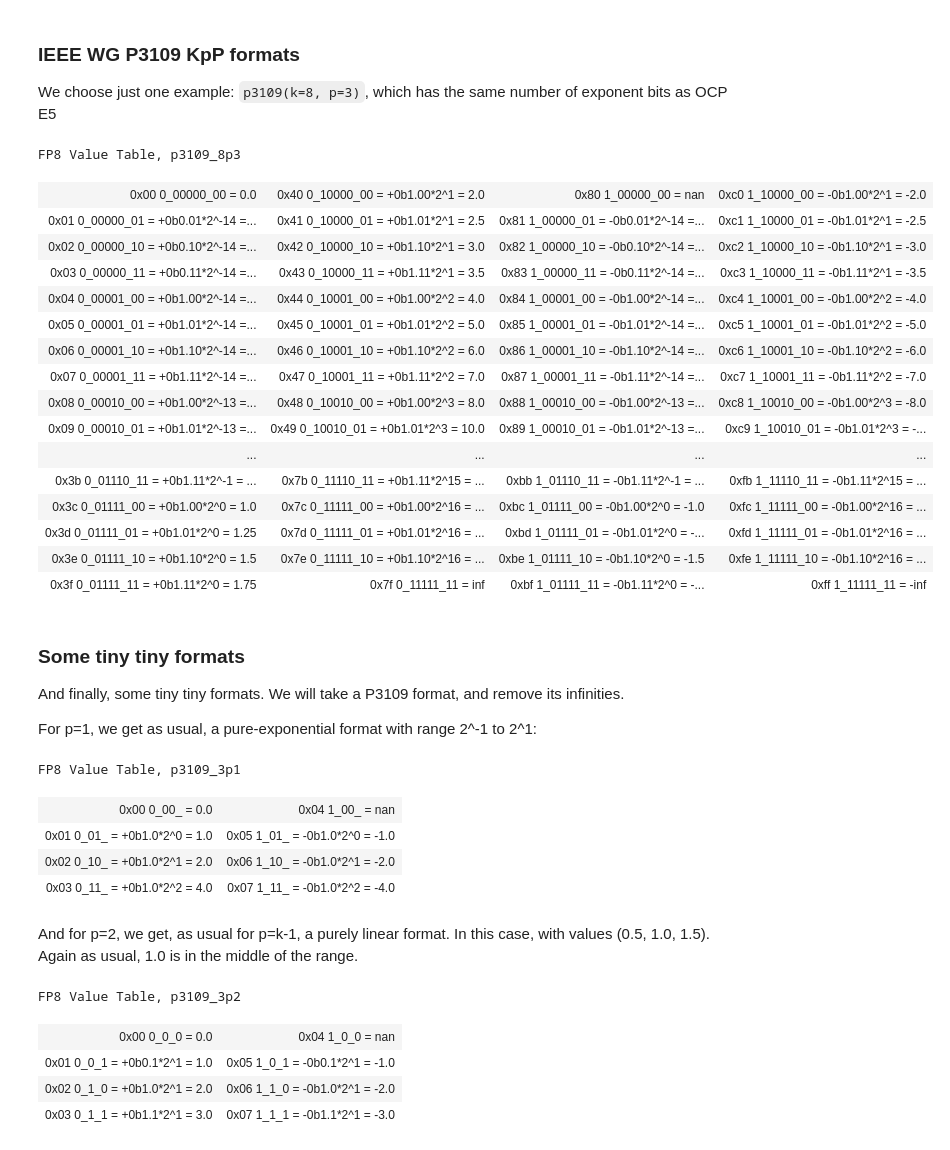
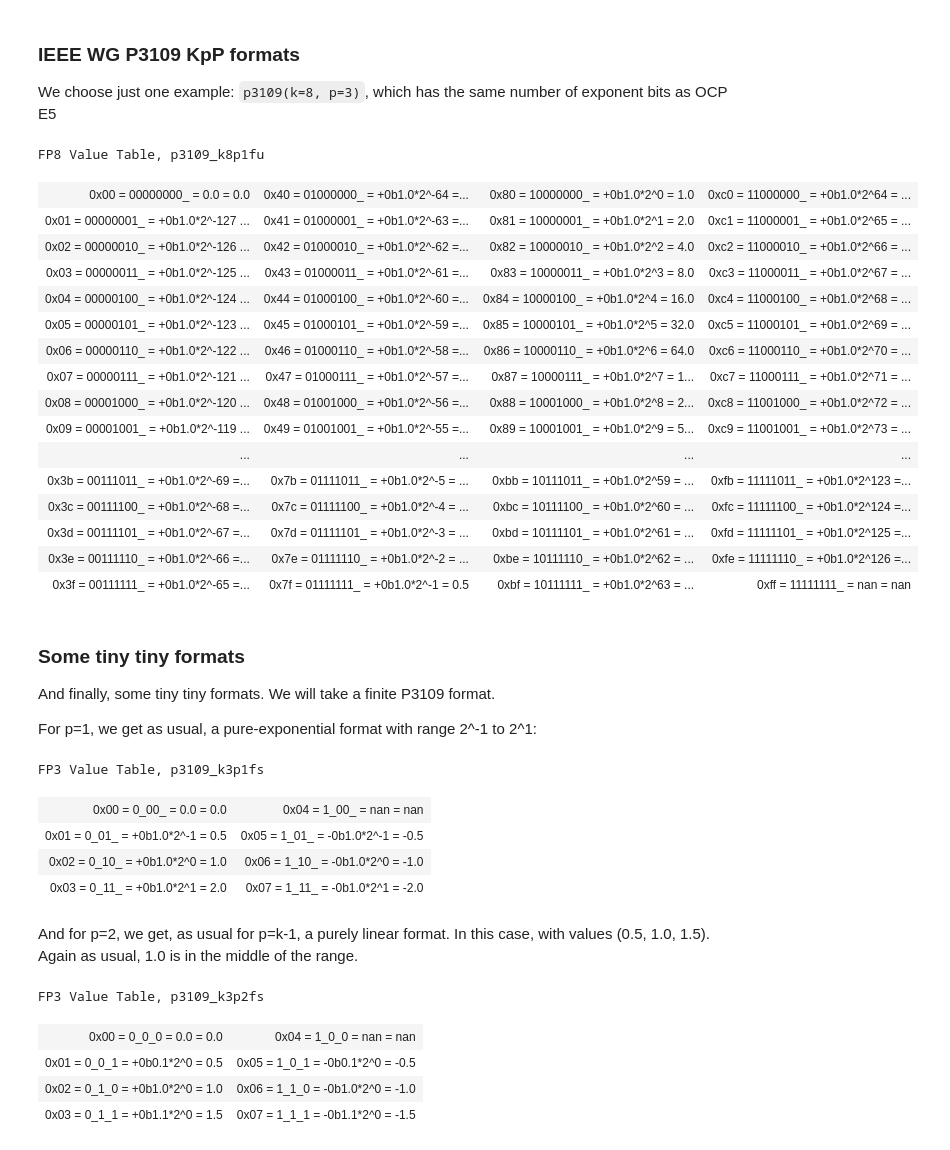
Before and after one commit to awf/gc-gfloat, a Jupyter notebook: docs/source/03-value-tables.ipynb, the cells around one changed output. Cells and saved outputs as stored; diff of their text form; code cells hidden in the pictures.

```diff
--- a/docs/source/03-value-tables.ipynb
+++ b/docs/source/03-value-tables.ipynb
@@ -480,53 +626,58 @@ FP8 Value Table, ocp_e4m3
 We choose just one example: `p3109(k=8, p=3)`, which has the same number of exponent bits as OCP E5
 # %%
 HTML(
-    mktbl(
-        format_info_p3109(8, 3), cols=4, skip_rows=range(0x10, 0x30), vs_width=8, vs_d=5
+    airdoc(
+        *mktbl(
+            Airium(),
+            format_info_p3109(8, 1, Domain.Finite, False),
+            skip_rows=range(0x10, 0x30),
+            cols=4,
+            width=8,
+            d=3,
+        )
     )
 )
 # %% [output]
-FP8 Value Table, p3109_8p3
+FP8 Value Table, p3109_k8p1fu
-| 0x00 0_00000_00 = 0.0 | 0x40 0_10000_00 = +0b1.00*2^1 = 2.0 | 0x80 1_00000_00 = nan | 0xc0 1_10000_00 = -0b1.00*2^1 = -2.0 |
-| 0x01 0_00000_01 = +0b0.01*2^-14 =... | 0x41 0_10000_01 = +0b1.01*2^1 = 2.5 | 0x81 1_00000_01 = -0b0.01*2^-14 =... | 0xc1 1_10000_01 = -0b1.01*2^1 = -2.5 |
-| 0x02 0_00000_10 = +0b0.10*2^-14 =... | 0x42 0_10000_10 = +0b1.10*2^1 = 3.0 | 0x82 1_00000_10 = -0b0.10*2^-14 =... | 0xc2 1_10000_10 = -0b1.10*2^1 = -3.0 |
-| 0x03 0_00000_11 = +0b0.11*2^-14 =... | 0x43 0_10000_11 = +0b1.11*2^1 = 3.5 | 0x83 1_00000_11 = -0b0.11*2^-14 =... | 0xc3 1_10000_11 = -0b1.11*2^1 = -3.5 |
-| 0x04 0_00001_00 = +0b1.00*2^-14 =... | 0x44 0_10001_00 = +0b1.00*2^2 = 4.0 | 0x84 1_00001_00 = -0b1.00*2^-14 =... | 0xc4 1_10001_00 = -0b1.00*2^2 = -4.0 |
-| 0x05 0_00001_01 = +0b1.01*2^-14 =... | 0x45 0_10001_01 = +0b1.01*2^2 = 5.0 | 0x85 1_00001_01 = -0b1.01*2^-14 =... | 0xc5 1_10001_01 = -0b1.01*2^2 = -5.0 |
-| 0x06 0_00001_10 = +0b1.10*2^-14 =... | 0x46 0_10001_10 = +0b1.10*2^2 = 6.0 | 0x86 1_00001_10 = -0b1.10*2^-14 =... | 0xc6 1_10001_10 = -0b1.10*2^2 = -6.0 |
-| 0x07 0_00001_11 = +0b1.11*2^-14 =... | 0x47 0_10001_11 = +0b1.11*2^2 = 7.0 | 0x87 1_00001_11 = -0b1.11*2^-14 =... | 0xc7 1_10001_11 = -0b1.11*2^2 = -7.0 |
-| 0x08 0_00010_00 = +0b1.00*2^-13 =... | 0x48 0_10010_00 = +0b1.00*2^3 = 8.0 | 0x88 1_00010_00 = -0b1.00*2^-13 =... | 0xc8 1_10010_00 = -0b1.00*2^3 = -8.0 |
-| 0x09 0_00010_01 = +0b1.01*2^-13 =... | 0x49 0_10010_01 = +0b1.01*2^3 = 10.0 | 0x89 1_00010_01 = -0b1.01*2^-13 =... | 0xc9 1_10010_01 = -0b1.01*2^3 = -... |
+| 0x00 = 00000000_ = 0.0 = 0.0 | 0x40 = 01000000_ = +0b1.0*2^-64 =... | 0x80 = 10000000_ = +0b1.0*2^0 = 1.0 | 0xc0 = 11000000_ = +0b1.0*2^64 = ... |
+| 0x01 = 00000001_ = +0b1.0*2^-127 ... | 0x41 = 01000001_ = +0b1.0*2^-63 =... | 0x81 = 10000001_ = +0b1.0*2^1 = 2.0 | 0xc1 = 11000001_ = +0b1.0*2^65 = ... |
+| 0x02 = 00000010_ = +0b1.0*2^-126 ... | 0x42 = 01000010_ = +0b1.0*2^-62 =... | 0x82 = 10000010_ = +0b1.0*2^2 = 4.0 | 0xc2 = 11000010_ = +0b1.0*2^66 = ... |
+| 0x03 = 00000011_ = +0b1.0*2^-125 ... | 0x43 = 01000011_ = +0b1.0*2^-61 =... | 0x83 = 10000011_ = +0b1.0*2^3 = 8.0 | 0xc3 = 11000011_ = +0b1.0*2^67 = ... |
+| 0x04 = 00000100_ = +0b1.0*2^-124 ... | 0x44 = 01000100_ = +0b1.0*2^-60 =... | 0x84 = 10000100_ = +0b1.0*2^4 = 16.0 | 0xc4 = 11000100_ = +0b1.0*2^68 = ... |
+| 0x05 = 00000101_ = +0b1.0*2^-123 ... | 0x45 = 01000101_ = +0b1.0*2^-59 =... | 0x85 = 10000101_ = +0b1.0*2^5 = 32.0 | 0xc5 = 11000101_ = +0b1.0*2^69 = ... |
+| 0x06 = 00000110_ = +0b1.0*2^-122 ... | 0x46 = 01000110_ = +0b1.0*2^-58 =... | 0x86 = 10000110_ = +0b1.0*2^6 = 64.0 | 0xc6 = 11000110_ = +0b1.0*2^70 = ... |
+| 0x07 = 00000111_ = +0b1.0*2^-121 ... | 0x47 = 01000111_ = +0b1.0*2^-57 =... | 0x87 = 10000111_ = +0b1.0*2^7 = 1... | 0xc7 = 11000111_ = +0b1.0*2^71 = ... |
+| 0x08 = 00001000_ = +0b1.0*2^-120 ... | 0x48 = 01001000_ = +0b1.0*2^-56 =... | 0x88 = 10001000_ = +0b1.0*2^8 = 2... | 0xc8 = 11001000_ = +0b1.0*2^72 = ... |
+| 0x09 = 00001001_ = +0b1.0*2^-119 ... | 0x49 = 01001001_ = +0b1.0*2^-55 =... | 0x89 = 10001001_ = +0b1.0*2^9 = 5... | 0xc9 = 11001001_ = +0b1.0*2^73 = ... |
 | ... | ... | ... | ... |
-| 0x3b 0_01110_11 = +0b1.11*2^-1 = ... | 0x7b 0_11110_11 = +0b1.11*2^15 = ... | 0xbb 1_01110_11 = -0b1.11*2^-1 = ... | 0xfb 1_11110_11 = -0b1.11*2^15 = ... |
-| 0x3c 0_01111_00 = +0b1.00*2^0 = 1.0 | 0x7c 0_11111_00 = +0b1.00*2^16 = ... | 0xbc 1_01111_00 = -0b1.00*2^0 = -1.0 | 0xfc 1_11111_00 = -0b1.00*2^16 = ... |
-| 0x3d 0_01111_01 = +0b1.01*2^0 = 1.25 | 0x7d 0_11111_01 = +0b1.01*2^16 = ... | 0xbd 1_01111_01 = -0b1.01*2^0 = -... | 0xfd 1_11111_01 = -0b1.01*2^16 = ... |
-| 0x3e 0_01111_10 = +0b1.10*2^0 = 1.5 | 0x7e 0_11111_10 = +0b1.10*2^16 = ... | 0xbe 1_01111_10 = -0b1.10*2^0 = -1.5 | 0xfe 1_11111_10 = -0b1.10*2^16 = ... |
-| 0x3f 0_01111_11 = +0b1.11*2^0 = 1.75 | 0x7f 0_11111_11 = inf | 0xbf 1_01111_11 = -0b1.11*2^0 = -... | 0xff 1_11111_11 = -inf |
+| 0x3b = 00111011_ = +0b1.0*2^-69 =... | 0x7b = 01111011_ = +0b1.0*2^-5 = ... | 0xbb = 10111011_ = +0b1.0*2^59 = ... | 0xfb = 11111011_ = +0b1.0*2^123 =... |
+| 0x3c = 00111100_ = +0b1.0*2^-68 =... | 0x7c = 01111100_ = +0b1.0*2^-4 = ... | 0xbc = 10111100_ = +0b1.0*2^60 = ... | 0xfc = 11111100_ = +0b1.0*2^124 =... |
+| 0x3d = 00111101_ = +0b1.0*2^-67 =... | 0x7d = 01111101_ = +0b1.0*2^-3 = ... | 0xbd = 10111101_ = +0b1.0*2^61 = ... | 0xfd = 11111101_ = +0b1.0*2^125 =... |
+| 0x3e = 00111110_ = +0b1.0*2^-66 =... | 0x7e = 01111110_ = +0b1.0*2^-2 = ... | 0xbe = 10111110_ = +0b1.0*2^62 = ... | 0xfe = 11111110_ = +0b1.0*2^126 =... |
+| 0x3f = 00111111_ = +0b1.0*2^-65 =... | 0x7f = 01111111_ = +0b1.0*2^-1 = 0.5 | 0xbf = 10111111_ = +0b1.0*2^63 = ... | 0xff = 11111111_ = nan = nan |
 # %% [markdown]
 ### Some tiny tiny formats
 
-And finally, some tiny tiny formats.  We will take a P3109 format, and remove its infinities.
+And finally, some tiny tiny formats.  We will take a finite P3109 format.
 
 For p=1, we get as usual, a pure-exponential format with range 2^-1 to 2^1:
 # %%
-p3109_3p1f = format_info_p3109(3, 1)
-p3109_3p1f.has_infs = False
-HTML(mktbl(p3109_3p1f, cols=2, vs_width=8, vs_d=3))
+p3109_3p1f = format_info_p3109(3, 1, Domain.Finite)
+HTML(airdoc(*mktbl(Airium(), p3109_3p1f, cols=2, width=8, d=3)))
 # %% [output]
-FP8 Value Table, p3109_3p1
+FP3 Value Table, p3109_k3p1fs
-| 0x00 0_00_ = 0.0 | 0x04 1_00_ = nan |
-| 0x01 0_01_ = +0b1.0*2^0 = 1.0 | 0x05 1_01_ = -0b1.0*2^0 = -1.0 |
-| 0x02 0_10_ = +0b1.0*2^1 = 2.0 | 0x06 1_10_ = -0b1.0*2^1 = -2.0 |
-| 0x03 0_11_ = +0b1.0*2^2 = 4.0 | 0x07 1_11_ = -0b1.0*2^2 = -4.0 |
+| 0x00 = 0_00_ = 0.0 = 0.0 | 0x04 = 1_00_ = nan = nan |
+| 0x01 = 0_01_ = +0b1.0*2^-1 = 0.5 | 0x05 = 1_01_ = -0b1.0*2^-1 = -0.5 |
+| 0x02 = 0_10_ = +0b1.0*2^0 = 1.0 | 0x06 = 1_10_ = -0b1.0*2^0 = -1.0 |
+| 0x03 = 0_11_ = +0b1.0*2^1 = 2.0 | 0x07 = 1_11_ = -0b1.0*2^1 = -2.0 |
 # %% [markdown]
 And for p=2, we get, as usual for p=k-1, a purely linear format.  In this case, with values (0.5, 1.0, 1.5). Again as usual, 1.0 is in the middle of the range.
 # %%
-p3109_3p1f = format_info_p3109(3, 2)
-p3109_3p1f.has_infs = False
-HTML(mktbl(p3109_3p1f, cols=2, vs_width=8, vs_d=3))
+p3109_3p1f = format_info_p3109(3, 2, Domain.Finite)
+HTML(airdoc(*mktbl(Airium(), p3109_3p1f, cols=2, width=8, d=3)))
 # %% [output]
-FP8 Value Table, p3109_3p2
+FP3 Value Table, p3109_k3p2fs
-| 0x00 0_0_0 = 0.0 | 0x04 1_0_0 = nan |
-| 0x01 0_0_1 = +0b0.1*2^1 = 1.0 | 0x05 1_0_1 = -0b0.1*2^1 = -1.0 |
-| 0x02 0_1_0 = +0b1.0*2^1 = 2.0 | 0x06 1_1_0 = -0b1.0*2^1 = -2.0 |
-| 0x03 0_1_1 = +0b1.1*2^1 = 3.0 | 0x07 1_1_1 = -0b1.1*2^1 = -3.0 |
+| 0x00 = 0_0_0 = 0.0 = 0.0 | 0x04 = 1_0_0 = nan = nan |
+| 0x01 = 0_0_1 = +0b0.1*2^0 = 0.5 | 0x05 = 1_0_1 = -0b0.1*2^0 = -0.5 |
+| 0x02 = 0_1_0 = +0b1.0*2^0 = 1.0 | 0x06 = 1_1_0 = -0b1.0*2^0 = -1.0 |
+| 0x03 = 0_1_1 = +0b1.1*2^0 = 1.5 | 0x07 = 1_1_1 = -0b1.1*2^0 = -1.5 |
```
Also changed, not shown: parts of 20 cells of this notebook, 14 other files.
